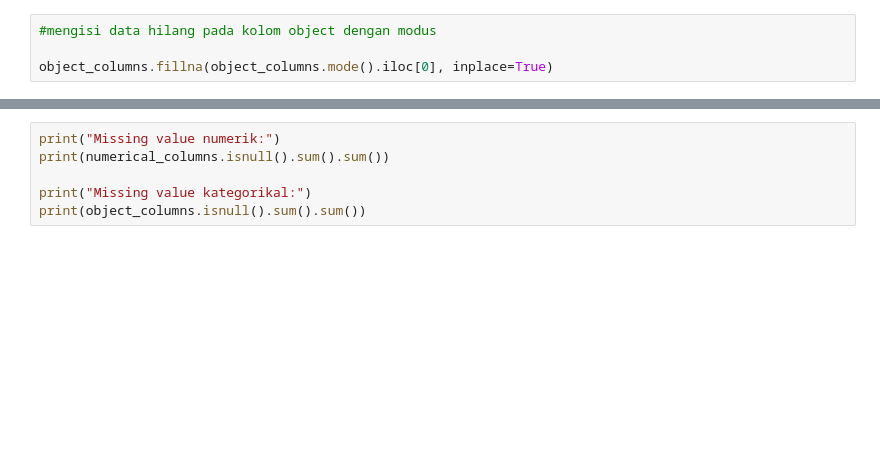
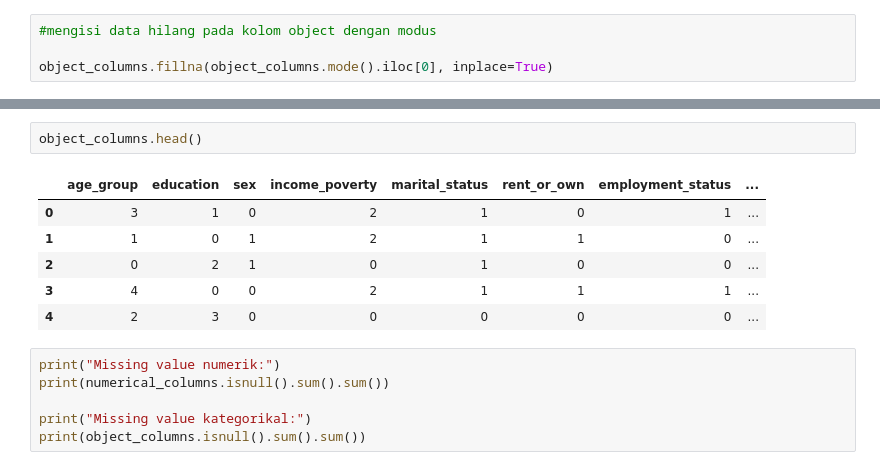
Before and after one commit to keyjack0/analisis-algoritma, a Jupyter notebook: analisis-alogritma.ipynb, the cells around one changed output, grey strips where cells are left out. Cells and saved outputs as stored; diff of their text form; blank space fills up the shorter version.

```diff
--- a/analisis-alogritma.ipynb
+++ b/analisis-alogritma.ipynb
@@ -142,3 +163,12 @@ object_columns.fillna(object_columns.mode().iloc[0], inplace=True)
+# %%
+object_columns.head()
+# %% [output]
+|  | age_group | education | sex | income_poverty | marital_status | rent_or_own | employment_status | ... |
+| 0 | 3 | 1 | 0 | 2 | 1 | 0 | 1 | ... |
+| 1 | 1 | 0 | 1 | 2 | 1 | 1 | 0 | ... |
+| 2 | 0 | 2 | 1 | 0 | 1 | 0 | 0 | ... |
+| 3 | 4 | 0 | 0 | 2 | 1 | 1 | 1 | ... |
+| 4 | 2 | 3 | 0 | 0 | 0 | 0 | 0 | ... |
 # %%
 print("Missing value numerik:")
 print(numerical_columns.isnull().sum().sum())
```
Also changed, not shown: parts of 8 cells of this notebook, 1 other file.
